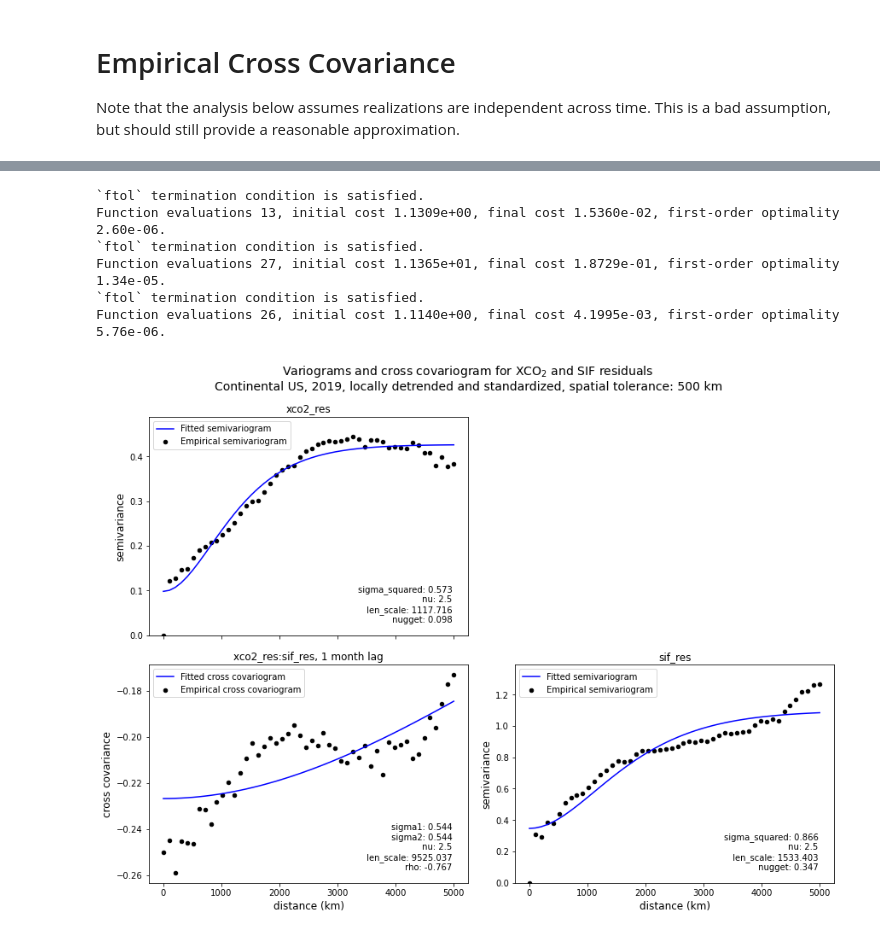
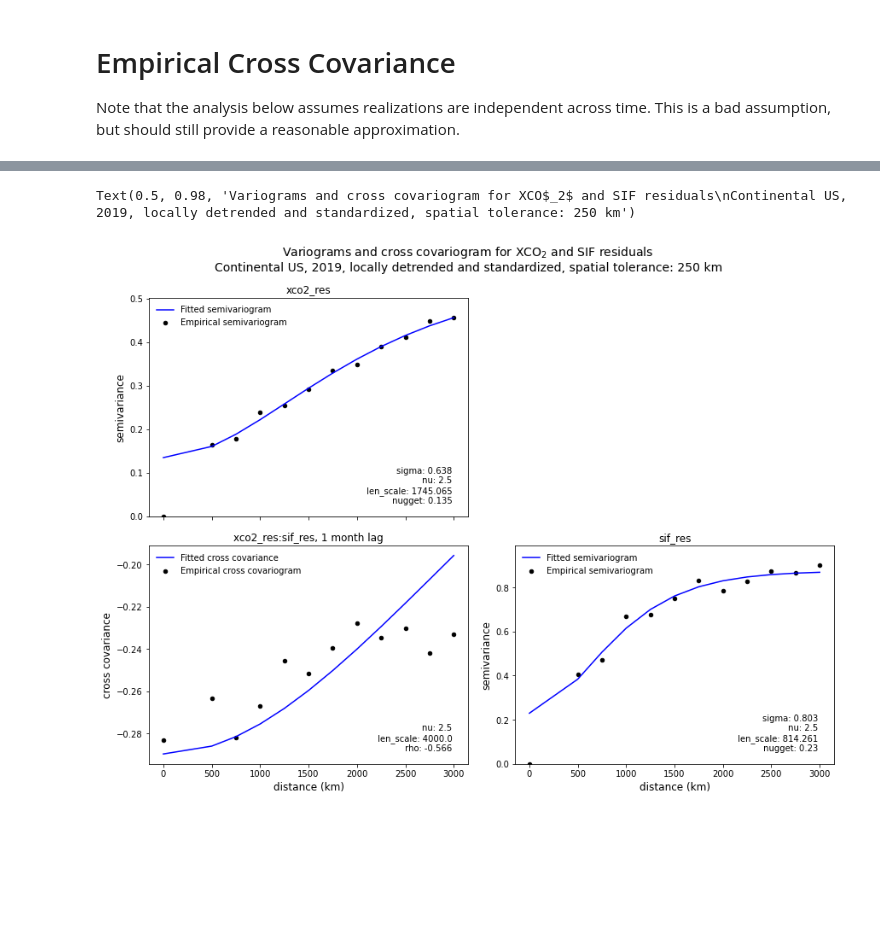
Before and after one commit to 91Mrwu/sif-xco2-cokriging, a Jupyter notebook: notebooks/empirical_variogram.ipynb, the cells around one changed output, grey strips where cells are left out. Saved outputs shown, nothing was run; the diff lists cells and outputs as text; code cells hidden in the pictures; blank space fills up the shorter version.

Commit message:
Weighted least squares fitting

```diff
--- a/notebooks/empirical_variogram.ipynb
+++ b/notebooks/empirical_variogram.ipynb
@@ -22,0 +33,7 @@ time_lag = 1
+# %%
+def param_labels(params, cross=False):
+    p = np.round_(params, decimals=3)
+    if cross:
+        return f"nu: 2.5\n len_scale: {p[0]}\n rho: {p[1]}"
+    else:
+        return f"sigma: {p[0]}\n nu: 2.5\n len_scale: {p[1]}\n nugget: {p[2]}"
@@ -24,13 +134,14 @@ time_lag = 1
 # Get data: detrended 5-degree monthly average, cont. US
 df = pd.read_csv("../data/exp_pro/OCO2_5deg_monthly_conus.csv")
 
-# Isolate year
-df["time"] = pd.to_datetime(df["time"])
-df = df[df.time.dt.year == year]
+time_lag = 1
+
+# Isolate year and data offset
+columns = ["xco2_res", "sif_res"]
+df = get_date_range_offset(df, columns, 2019, time_lag)
 
 # Standardize data locally
-columns = ["xco2_res", "sif_res"]
 df[columns] = df.groupby(["lon", "lat"])[columns].transform(lambda x: (x - x.mean()) / x.std())
 
-df.head()
+df
 # %% [output]
@@ -49,6 +167,9 @@ p.savefig(f"../plots/pairplot_{year}.png")
 # %%
 # Compute empirical variograms and cross covariogram
-space_lags = np.linspace(0, 5e3, 50)
+tol = 250
+space_lags = np.linspace(0, 3.5e3, 15)
+# tol = 250
+# space_lags = np.arange(0, 3.5e3, tol*2)
 
 df_vgm = vgm.empirical_variogram(
     df,
@@ -69,60 +206,54 @@ df_cov = vgm.empirical_variogram(
 # %%
 # Fit the theoretical Matern covariance model
-vgm_guess = [0.4, 4e3, 0.1]
-cross_guess = [0.25, 0.25, 4e3, 0.0]
+vgm_guess = [0.4, 1e3, 0.1]
+cross_guess = [2e3, -0.5]
 
-xco2_params, df_vgm["xco2_fit"] = vgm.fit_variogram(df_vgm["lag"], df_vgm["xco2_res"], vgm_guess)
-sif_params, df_vgm["sif_fit"] = vgm.fit_variogram(df_vgm["lag"], df_vgm["sif_res"], vgm_guess)
-cross_params, df_cov["cross_fit"] = vgm.fit_variogram(df_cov["lag"], df_cov["xco2_res:sif_res"], cross_guess, cross=True)
+# xco2_params, df_vgm["xco2_fit"] = vgm.fit_variogram(df_vgm["lag"], df_vgm["xco2_res"], vgm_guess)
+# sif_params, df_vgm["sif_fit"] = vgm.fit_variogram(df_vgm["lag"], df_vgm["sif_res"], vgm_guess)
+# cross_params, df_cov["cross_fit"] = vgm.fit_variogram(df_cov["lag"], df_cov["xco2_res:sif_res"], cross_guess, cross=True)
+
+xco2_params, df_vgm["xco2_fit"] = vgm.fit_variogram_wls(df_vgm["lag"], df_vgm["xco2_res"], df_vgm["xco2_res_counts"], vgm_guess)
+sif_params, df_vgm["sif_fit"] = vgm.fit_variogram_wls(df_vgm["lag"], df_vgm["sif_res"], df_vgm["sif_res_counts"], vgm_guess)
+
+sigmas = [xco2_params[0], sif_params[0]]
+cross_params, df_cov["cross_fit"] = vgm.fit_variogram_wls(df_cov["lag"], df_cov["xco2_res:sif_res"], df_cov["xco2_res:sif_res_counts"], cross_guess, sigmas=sigmas)
+# res = vgm.fit_variogram_wls(df_cov["lag"], df_cov["xco2_res:sif_res"], df_cov["xco2_res:sif_res_counts"], cross_guess, cross=True)
-# %% [output]
-`ftol` termination condition is satisfied.
-Function evaluations 13, initial cost 1.1309e+00, final cost 1.5360e-02, first-order optimality 2.60e-06.
-`ftol` termination condition is satisfied.
-Function evaluations 27, initial cost 1.1365e+01, final cost 1.8729e-01, first-order optimality 1.34e-05.
-`ftol` termination condition is satisfied.
-Function evaluations 26, initial cost 1.1140e+00, final cost 4.1995e-03, first-order optimality 5.76e-06.
-# %%
-def param_labels(params, cross=False):
-    p = np.round_(params, decimals=3)
-    if cross:
-        return f"sigma1: {p[0]}\n sigma2: {p[1]}\n nu: 2.5\n len_scale: {p[2]}\n rho: {p[3]}"
-    else:
-        return f"sigma_squared: {p[0]}\n nu: 2.5\n len_scale: {p[1]}\n nugget: {p[2]}"
 # %%
 cols = df_cov.columns[df_cov.columns!="lag"]
 fig, ax = plt.subplots(2, 2, figsize=(12, 9), constrained_layout=True, sharex=True)
 ax[0, 1].axis("off")
 
 df_vgm.plot(x="lag", y="xco2_res", kind="scatter", color="black", ax=ax[0, 0], label="Empirical semivariogram")
 df_vgm.plot(x="lag", y="xco2_fit", kind="line", color="blue", ax=ax[0, 0], label="Fitted semivariogram")
 lim = df_vgm["xco2_res"].max()
-ax[0, 0].set_title(cols[0], fontsize=12)
+ax[0, 0].set_title("xco2_res", fontsize=12)
 ax[0, 0].set_ylabel("semivariance", fontsize=12)
 ax[0, 0].set_ylim([0, lim+0.1*lim])
 ax[0, 0].text(0.95, 0.05, param_labels(xco2_params), transform=ax[0, 0].transAxes, ha="right", va="bottom")
-ax[0, 0].legend()
+ax[0, 0].legend(frameon=False)
 
 df_vgm.plot(x="lag", y="sif_res", kind="scatter", color="black", ax=ax[1, 1], label="Empirical semivariogram")
 df_vgm.plot(x="lag", y="sif_fit", kind="line", color="blue", ax=ax[1, 1], label="Fitted semivariogram")
 lim = df_vgm["sif_res"].max()
-ax[1, 1].set_title(cols[1], fontsize=12)
+ax[1, 1].set_title("sif_res", fontsize=12)
 ax[1, 1].set_ylabel("semivariance", fontsize=12)
 ax[1, 1].set_xlabel("distance (km)", fontsize=12)
 ax[1, 1].set_ylim([0, lim+0.1*lim])
 ax[1, 1].text(0.95, 0.05, param_labels(sif_params), transform=ax[1, 1].transAxes, ha="right", va="bottom")
-ax[1, 1].legend()
+ax[1, 1].legend(frameon=False)
 
 df_cov.plot(x="lag", y="xco2_res:sif_res", kind="scatter", color="black", ax=ax[1, 0], label="Empirical cross covariogram")
-df_cov.plot(x="lag", y="cross_fit", kind="line", color="blue", ax=ax[1, 0], label="Fitted cross covariogram")
+df_cov.plot(x="lag", y="cross_fit", kind="line", color="blue", ax=ax[1, 0], label="Fitted cross covariance")
 ax[1, 0].set_title("xco2_res:sif_res" + f", {time_lag} month lag", fontsize=12)
 ax[1, 0].set_ylabel("cross covariance", fontsize=12)
 ax[1, 0].set_xlabel("distance (km)", fontsize=12)
 ax[1, 0].text(0.95, 0.05, param_labels(cross_params, cross=True), transform=ax[1, 0].transAxes, ha="right", va="bottom")
-ax[1, 0].legend()
+ax[1, 0].legend(loc="upper left", frameon=False)
 
 fig.suptitle("Variograms and cross covariogram for XCO$_2$ and SIF residuals\n"+
              f"Continental US, {year}, locally detrended and standardized, spatial tolerance: {tol} km", fontsize=14)
 
-fig.savefig(f"../plots/vario_analysis_conUS_{year}_{time_lag}M_{tol}km.png", dpi=100)
+# fig.savefig(f"../plots/vario_analysis_conUS_{year}_{time_lag}M_{tol}km.png", dpi=100)
 # %% [output]
+Text(0.5, 0.98, 'Variograms and cross covariogram for XCO$_2$ and SIF residuals\nContinental US, 2019, locally detrended and standardized, spatial tolerance: 250 km')
-[figure, old version]
+[figure, new version]
```
Also changed, not shown: parts of 7 cells of this notebook, 3 other files.
